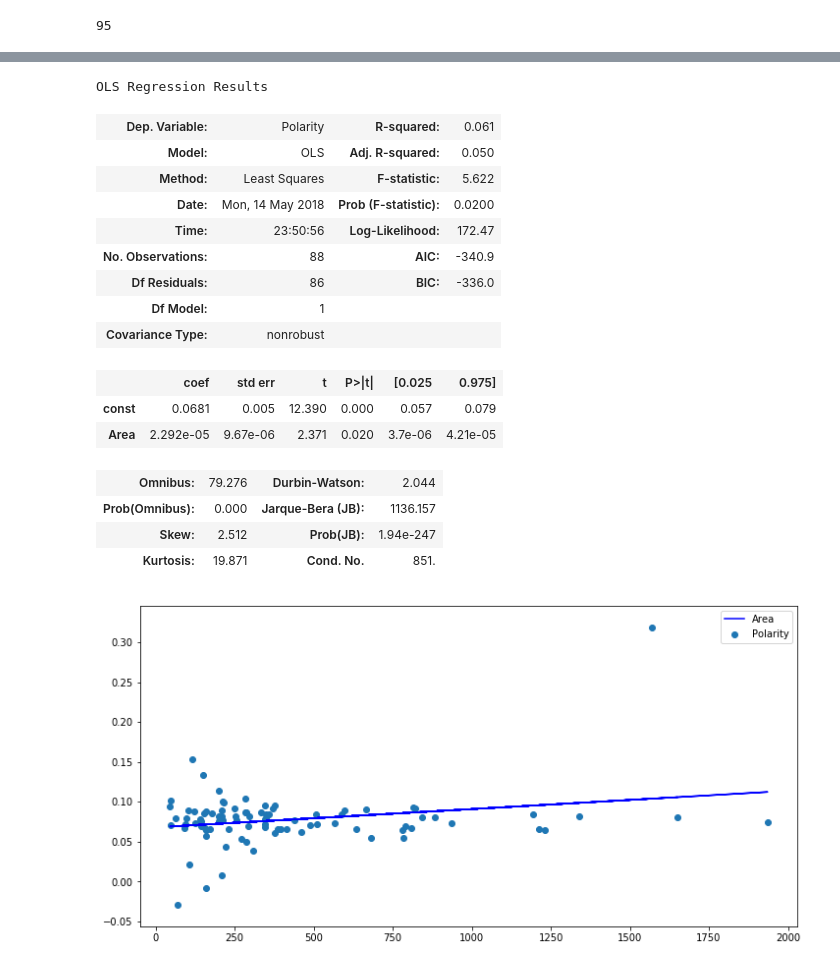
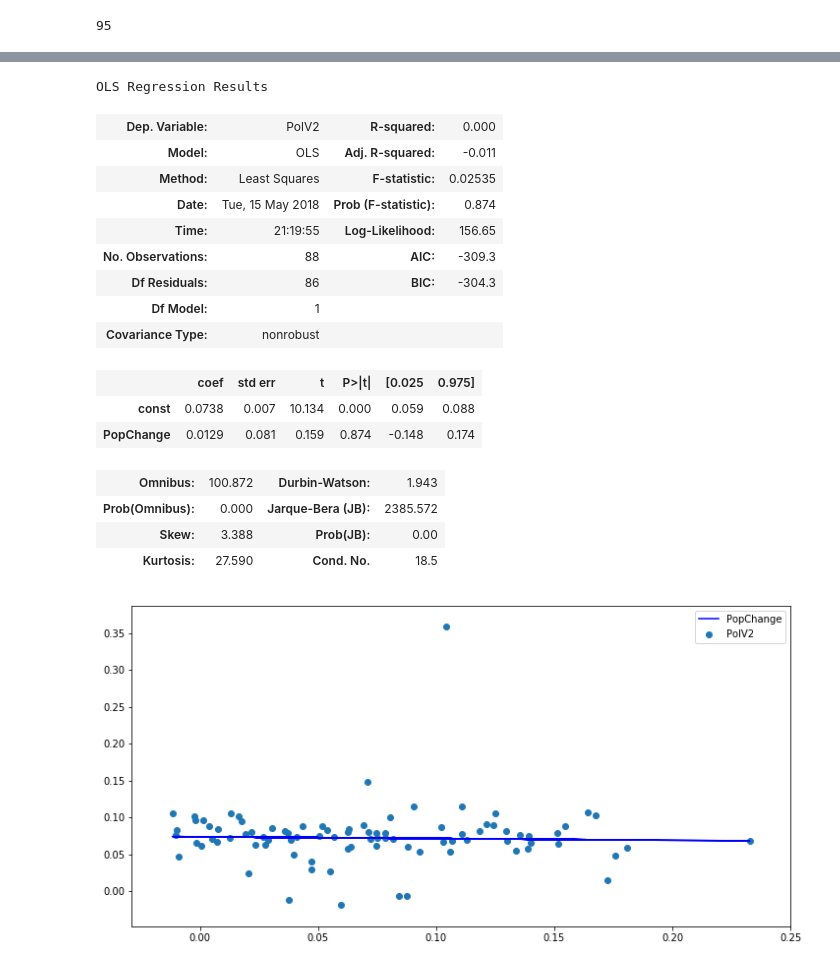
Before and after one commit to dragos2005/webscraping, a Jupyter notebook: reddit.ipynb, the cells around one changed output, grey strips where cells are left out. Cells and saved outputs as stored; diff of their text form; code cells hidden in the pictures.

```diff
--- a/reddit.ipynb
+++ b/reddit.ipynb
@@ -589,6 +626,12 @@ postcities.head(11)
 postcities = postcities[postcities['CityName'].isin(cities['Name'])]
 # %%
 postcities = postcities.join(cities.set_index('Name'), on = 'CityName')
+# %%
+postcities['PolV2'] = postcities['PolVotes'] / postcities['Votes']
+# %%
+postcities['PolV3'] = postcities['PolV2'] / postcities['Polarity']
+# %%
+postcities['PopChange'] = (postcities['Pop2017'] - postcities['Pop2010']) / postcities['Pop2010']
 # %%
 postcities.head()
 # %% [output]
@@ -601,6 +644,6 @@ postcities.head()
 # %%
 cols = postcities.columns.tolist()
 # %%
-cols = cols[:5]+cols[-5:]+cols[5:-5]
+cols = cols[:5]+cols[-7:-2]+cols[5:-7]+cols[-2:]
 # %%
 postcities = postcities[cols]
@@ -671,47 +725,37 @@ OLS Regression Results
 # %%
-X6 = sm.add_constant(postcities['Area']) # independent variables
-y6 = postcities.Polarity # dependent variable
+X6 = sm.add_constant(postcities['PopChange']) # independent variables
+y6 = postcities.PolV2 # dependent variable
 est = sm.OLS(y6,X6)
 est2 = est.fit()
 est2.summary()
 # %% [output]
 OLS Regression Results
-| Dep. Variable: | Polarity | R-squared: | 0.061 |
-| Model: | OLS | Adj. R-squared: | 0.050 |
-| Method: | Least Squares | F-statistic: | 5.622 |
-| Date: | Mon, 14 May 2018 | Prob (F-statistic): | 0.0200 |
-| Time: | 23:50:56 | Log-Likelihood: | 172.47 |
-| No. Observations: | 88 | AIC: | -340.9 |
-| Df Residuals: | 86 | BIC: | -336.0 |
+| Dep. Variable: | PolV2 | R-squared: | 0.000 |
+| Model: | OLS | Adj. R-squared: | -0.011 |
+| Method: | Least Squares | F-statistic: | 0.02535 |
+| Date: | Tue, 15 May 2018 | Prob (F-statistic): | 0.874 |
+| Time: | 21:19:55 | Log-Likelihood: | 156.65 |
+| No. Observations: | 88 | AIC: | -309.3 |
+| Df Residuals: | 86 | BIC: | -304.3 |
 | Df Model: | 1 |  |  |
 | Covariance Type: | nonrobust |  |  |
 |  | coef | std err | t | P>|t| | [0.025 | 0.975] |
-| const | 0.0681 | 0.005 | 12.390 | 0.000 | 0.057 | 0.079 |
-| Area | 2.292e-05 | 9.67e-06 | 2.371 | 0.020 | 3.7e-06 | 4.21e-05 |
+| const | 0.0738 | 0.007 | 10.134 | 0.000 | 0.059 | 0.088 |
+| PopChange | 0.0129 | 0.081 | 0.159 | 0.874 | -0.148 | 0.174 |
-| Omnibus: | 79.276 | Durbin-Watson: | 2.044 |
-| Prob(Omnibus): | 0.000 | Jarque-Bera (JB): | 1136.157 |
-| Skew: | 2.512 | Prob(JB): | 1.94e-247 |
-| Kurtosis: | 19.871 | Cond. No. | 851. |
+| Omnibus: | 100.872 | Durbin-Watson: | 1.943 |
+| Prob(Omnibus): | 0.000 | Jarque-Bera (JB): | 2385.572 |
+| Skew: | 3.388 | Prob(JB): | 0.00 |
+| Kurtosis: | 27.590 | Cond. No. | 18.5 |
 # %%
-#plt.scatter(postcities['Area'],postcities['Polarity'])
 plt.figure(figsize = (12,6))
-plt.scatter(postcities['Area'], postcities['Polarity'])
-#plt.ylim(0, 1)
-#plt.xlim(3.5,4.5)
-
-
-f = lambda x: 2.292e-05*x + 0.0681
-# x values of line to plot
-x = postcities['Area']
-# plot fit
+plt.scatter(postcities['PopChange'], postcities['PolV2'])
+f = lambda x: -0.0235*x + 0.0738
+x = postcities['PopChange']
 plt.plot(x,f(x), c="blue")
-
-#better take min and max of x values
-#
 plt.legend()
 plt.show()
 # %% [output]
-[figure, old version]
+[figure, new version]
 # %%
 postcities[postcities['Polarity'] > 0.3]
 # %% [output]
```
Also changed, not shown: parts of 20 cells of this notebook, 10 other files.
